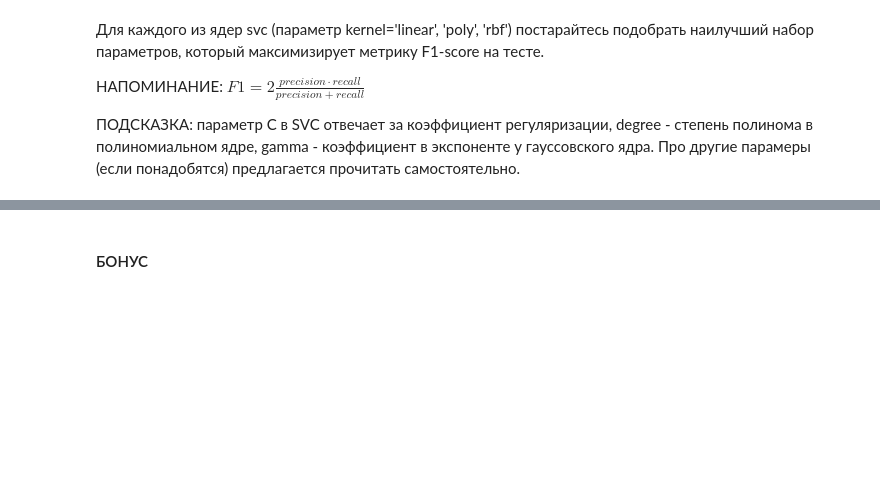
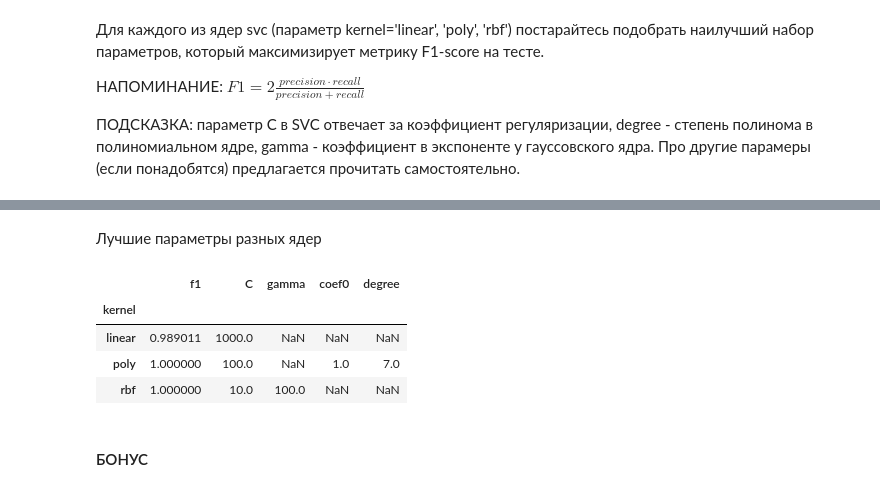
Before and after one commit to Dionaea/MADMO, a Jupyter notebook: Домашнее задание/homework2_Инхиреева_Татьяна.ipynb, the cells around one changed output, grey strips where cells are left out. Saved outputs shown, nothing was run; the diff lists cells and outputs as text; code cells hidden in the pictures; blank space fills up the shorter version.

```diff
--- a/Домашнее задание/homework2_Инхиреева_Татьяна.ipynb
+++ b/Домашнее задание/homework2_Инхиреева_Татьяна.ipynb
@@ -196,3 +193,14 @@ score_df.sort_values('f1', ascending=False)
+# %% [markdown]
+Лучшие параметры разных ядер
+# %%
+score_df = pd.concat((score_df.drop('params', axis=1), score_df['params'].apply(pd.Series)), axis=1)
+score_df.sort_values(['C'], ascending=False).groupby('kernel').max()
+# %% [output]
+|  | f1 | C | gamma | coef0 | degree |
+| kernel |  |  |  |  |  |
+| linear | 0.989011 | 1000.0 | NaN | NaN | NaN |
+| poly | 1.000000 | 100.0 | NaN | 1.0 | 7.0 |
+| rbf | 1.000000 | 10.0 | 100.0 | NaN | NaN |
 # %% [markdown]
 #### БОНУС
 # %% [markdown]
```
Also changed, not shown: parts of 12 cells of this notebook.
